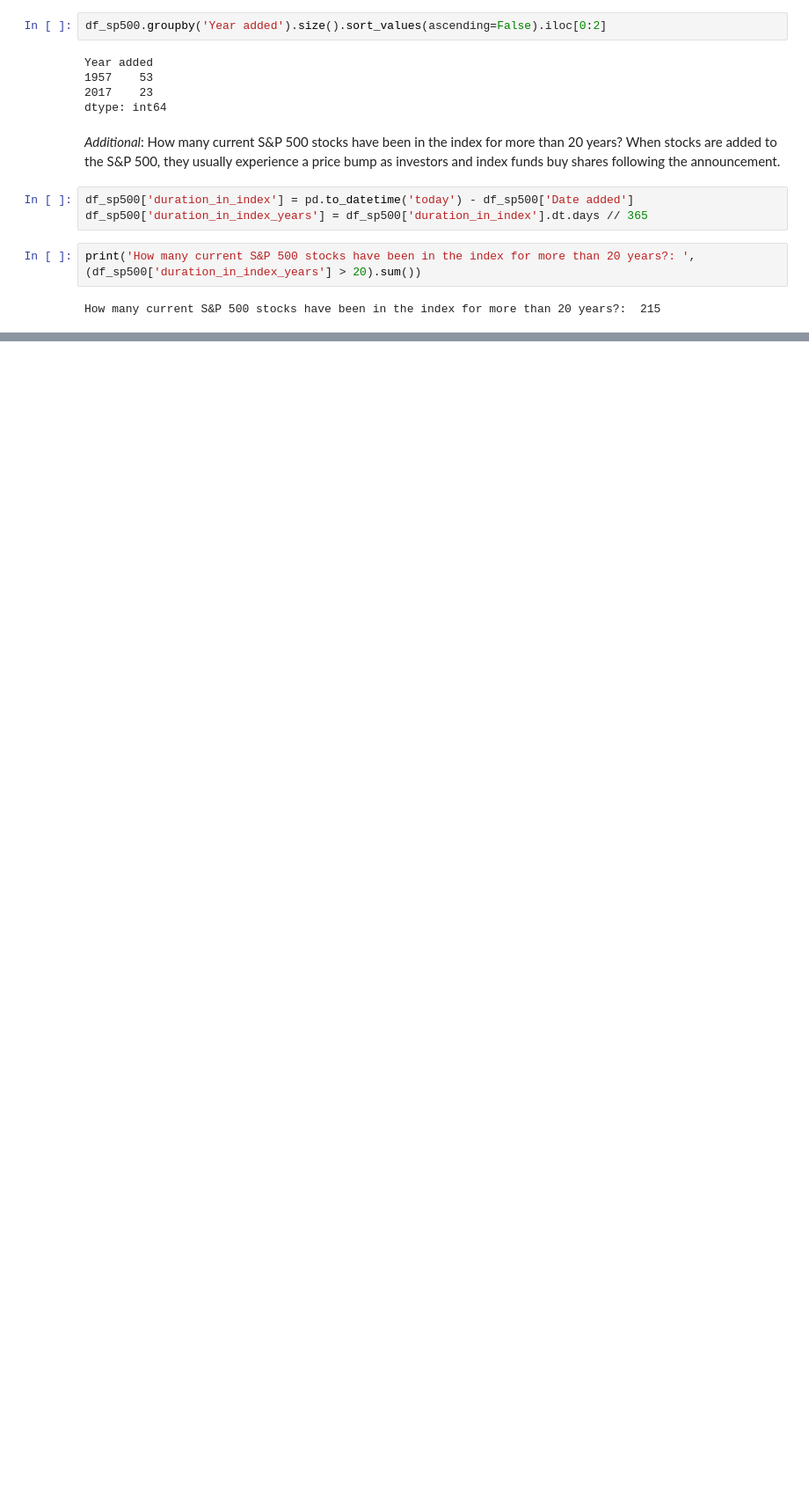
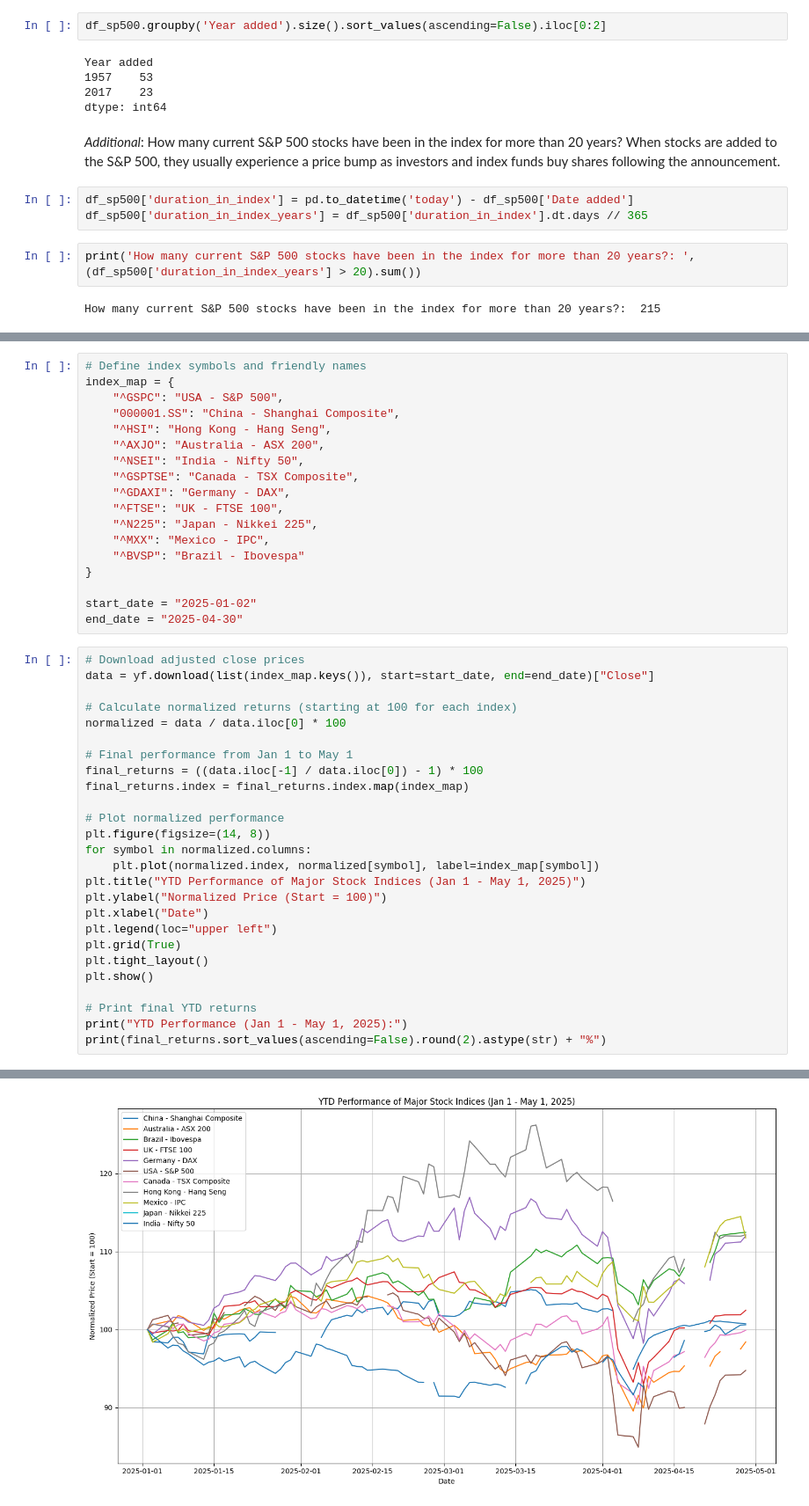
Before and after one commit to DataTalksClub/stock-markets-analytics-zoomcamp, a Jupyter notebook: cohorts/2025/homework_1_ag.ipynb, the cells around one changed output, grey strips where cells are left out. Shown at 88% size. Drawn from its saved outputs; the diff is of its cells as text; blank space fills up the shorter version.

```diff
--- a/cohorts/2025/homework_1_ag.ipynb
+++ b/cohorts/2025/homework_1_ag.ipynb
@@ -91,0 +97,45 @@ Note: For simplicity, ignore currency conversion effects.)
+# %%
+# Define index symbols and friendly names
+index_map = {
+    "^GSPC": "USA - S&P 500",
+    "000001.SS": "China - Shanghai Composite",
+    "^HSI": "Hong Kong - Hang Seng",
+    "^AXJO": "Australia - ASX 200",
+    "^NSEI": "India - Nifty 50",
+    "^GSPTSE": "Canada - TSX Composite",
+    "^GDAXI": "Germany - DAX",
+    "^FTSE": "UK - FTSE 100",
+    "^N225": "Japan - Nikkei 225",
+    "^MXX": "Mexico - IPC",
+    "^BVSP": "Brazil - Ibovespa"
+}
+
+start_date = "2025-01-02"
+end_date = "2025-04-30"
+# %%
+# Download adjusted close prices
+data = yf.download(list(index_map.keys()), start=start_date, end=end_date)["Close"]
+
+# Calculate normalized returns (starting at 100 for each index)
+normalized = data / data.iloc[0] * 100
+
+# Final performance from Jan 1 to May 1
+final_returns = ((data.iloc[-1] / data.iloc[0]) - 1) * 100
+final_returns.index = final_returns.index.map(index_map)
+
+# Plot normalized performance
+plt.figure(figsize=(14, 8))
+for symbol in normalized.columns:
+    plt.plot(normalized.index, normalized[symbol], label=index_map[symbol])
+plt.title("YTD Performance of Major Stock Indices (Jan 1 - May 1, 2025)")
+plt.ylabel("Normalized Price (Start = 100)")
+plt.xlabel("Date")
+plt.legend(loc="upper left")
+plt.grid(True)
+plt.tight_layout()
+plt.show()
+
+# Print final YTD returns
+print("YTD Performance (Jan 1 - May 1, 2025):")
+print(final_returns.sort_values(ascending=False).round(2).astype(str) + "%")
+# %% [output]
@@ -91,0 +143 @@ Note: For simplicity, ignore currency conversion effects.)
+[figure, added]
```
Also changed, not shown: parts of 5 cells of this notebook.
